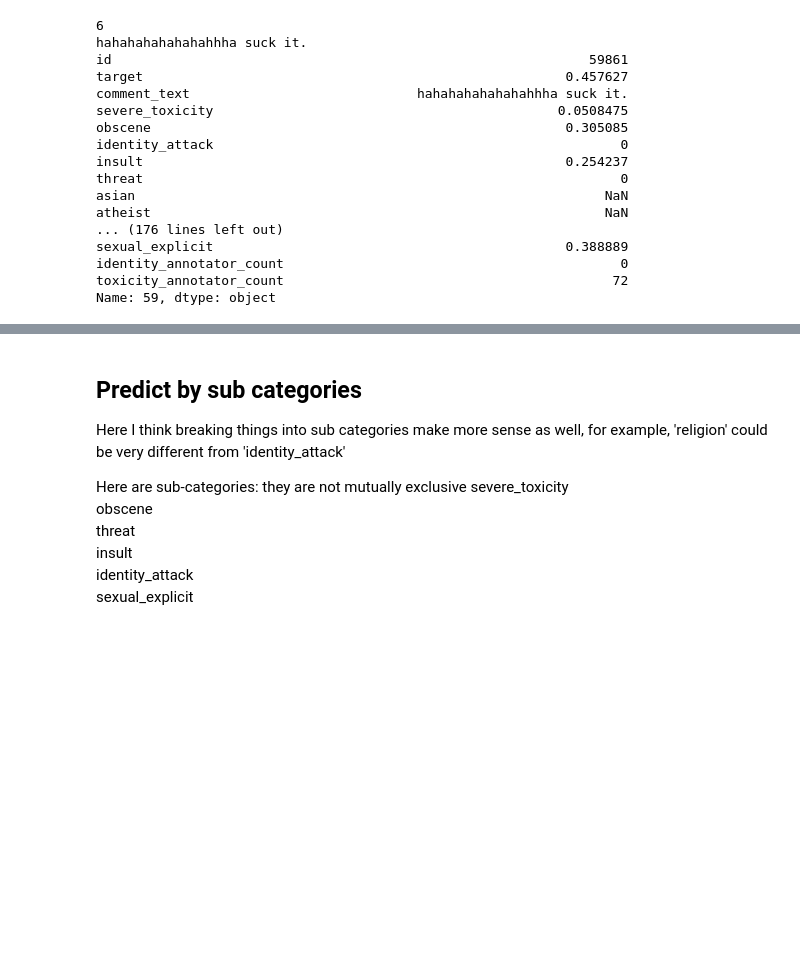
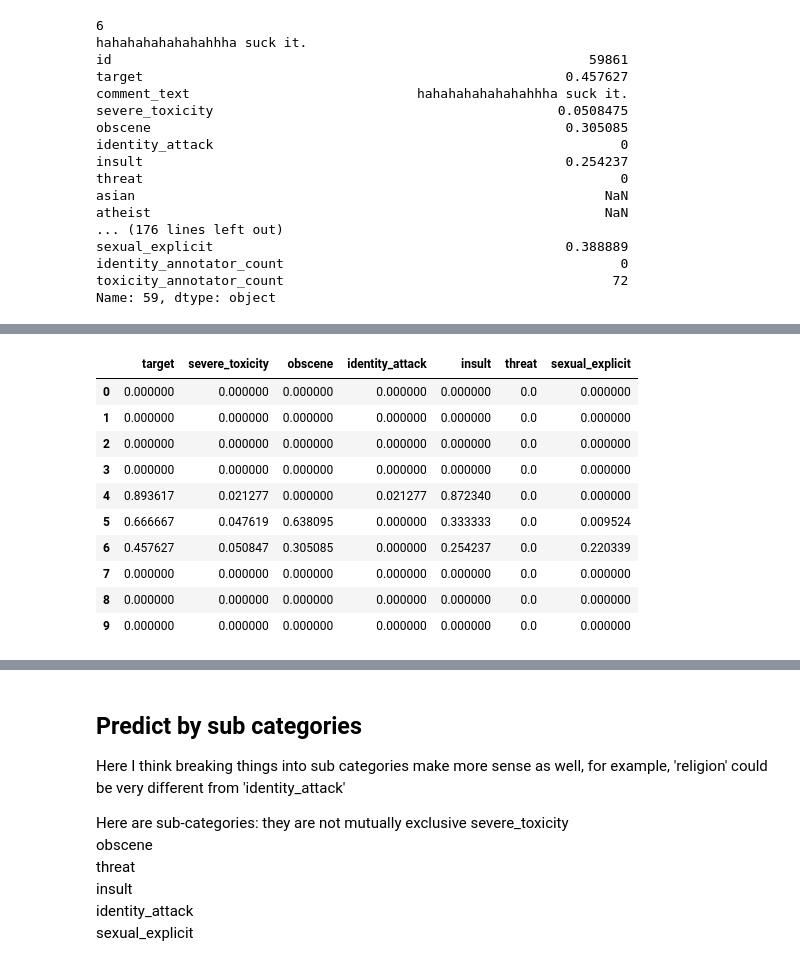
Before and after one commit to KathleenYWang/Language_Models_For_Toxicity_Classification, a Jupyter notebook: NaiveBayesSubCat.ipynb, the cells around one changed output, grey strips where cells are left out. Cells and saved outputs as stored; diff of their text form; code cells hidden in the pictures; blank space fills up the shorter version.

```diff
--- a/NaiveBayesSubCat.ipynb
+++ b/NaiveBayesSubCat.ipynb
@@ -541,0 +602,14 @@ Name: 59, dtype: object
+# %%
+Targets[:10]
+# %% [output]
+|  | target | severe_toxicity | obscene | identity_attack | insult | threat | sexual_explicit |
+| 0 | 0.000000 | 0.000000 | 0.000000 | 0.000000 | 0.000000 | 0.0 | 0.000000 |
+| 1 | 0.000000 | 0.000000 | 0.000000 | 0.000000 | 0.000000 | 0.0 | 0.000000 |
+| 2 | 0.000000 | 0.000000 | 0.000000 | 0.000000 | 0.000000 | 0.0 | 0.000000 |
+| 3 | 0.000000 | 0.000000 | 0.000000 | 0.000000 | 0.000000 | 0.0 | 0.000000 |
+| 4 | 0.893617 | 0.021277 | 0.000000 | 0.021277 | 0.872340 | 0.0 | 0.000000 |
+| 5 | 0.666667 | 0.047619 | 0.638095 | 0.000000 | 0.333333 | 0.0 | 0.009524 |
+| 6 | 0.457627 | 0.050847 | 0.305085 | 0.000000 | 0.254237 | 0.0 | 0.220339 |
+| 7 | 0.000000 | 0.000000 | 0.000000 | 0.000000 | 0.000000 | 0.0 | 0.000000 |
+| 8 | 0.000000 | 0.000000 | 0.000000 | 0.000000 | 0.000000 | 0.0 | 0.000000 |
+| 9 | 0.000000 | 0.000000 | 0.000000 | 0.000000 | 0.000000 | 0.0 | 0.000000 |
```
Also changed, not shown: parts of 9 cells of this notebook.
